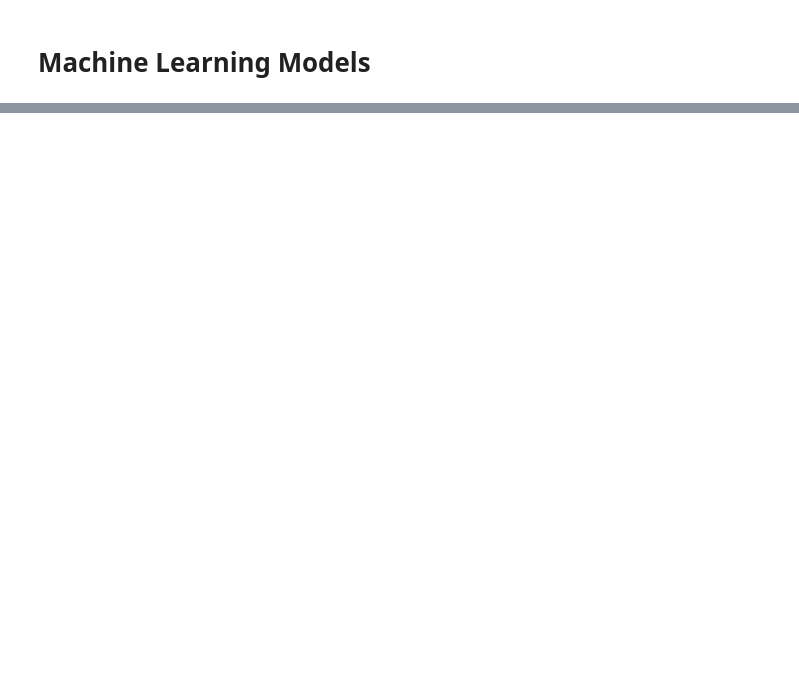
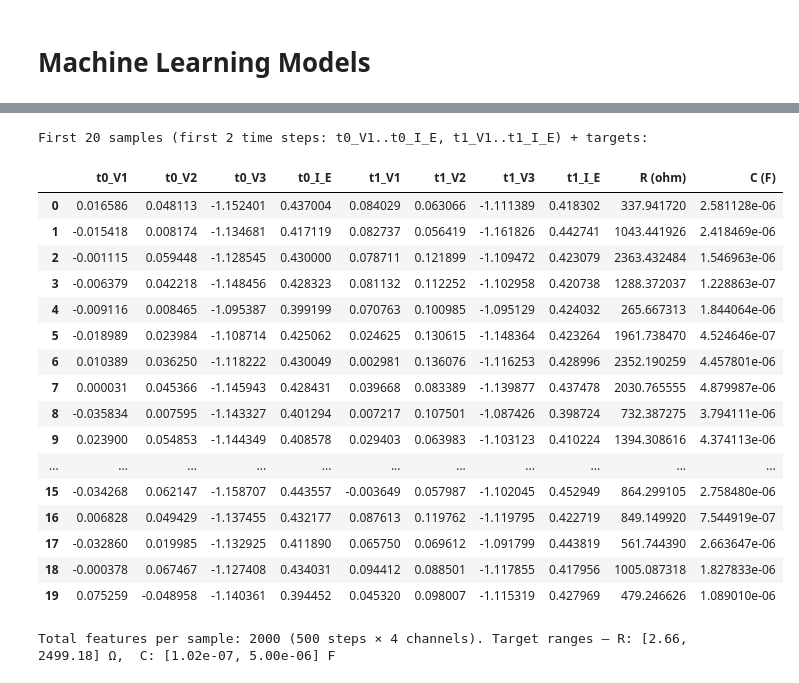
Before and after one commit to Sbrvl/ECSE-343, a Jupyter notebook: group_5_ML.ipynb, the cells around one changed output, grey strips where cells are left out. Drawn from its saved outputs; the diff is of its cells as text; code cells hidden in the pictures; blank space fills up the shorter version.

```diff
--- a/group_5_ML.ipynb
+++ b/group_5_ML.ipynb
@@ -35,0 +46,33 @@ y_test = data['y_test']    # (n_test, 2)
+# %%
+# First 20 rows: first 8 features = first 2 time steps (each step: V1, V2, V3, I_E) + targets
+n_display = 20
+n_feat = X_train.shape[1]
+channel_names = ["V1", "V2", "V3", "I_E"]
+n_show = min(8, n_feat)
+cols = [f"t{i//4}_{channel_names[i%4]}" for i in range(n_show)]
+df_feat = pd.DataFrame(X_train[:n_display, :n_show], columns=cols)
+df_targets = pd.DataFrame(y_train[:n_display], columns=["R (ohm)", "C (F)"])
+df_preview = pd.concat([df_feat, df_targets], axis=1)
+print("First 20 samples (first 2 time steps: t0_V1..t0_I_E, t1_V1..t1_I_E) + targets:")
+display(df_preview)
+print(f"\nTotal features per sample: {X_train.shape[1]} (500 steps × 4 channels). Target ranges — R: [{y_train[:, 0].min():.2f}, {y_train[:, 0].max():.2f}] Ω,  C: [{y_train[:, 1].min():.2e}, {y_train[:, 1].max():.2e}] F")
+# %% [output]
+First 20 samples (first 2 time steps: t0_V1..t0_I_E, t1_V1..t1_I_E) + targets:
+|  | t0_V1 | t0_V2 | t0_V3 | t0_I_E | t1_V1 | t1_V2 | t1_V3 | t1_I_E | R (ohm) | C (F) |
+| 0 | 0.016586 | 0.048113 | -1.152401 | 0.437004 | 0.084029 | 0.063066 | -1.111389 | 0.418302 | 337.941720 | 2.581128e-06 |
+| 1 | -0.015418 | 0.008174 | -1.134681 | 0.417119 | 0.082737 | 0.056419 | -1.161826 | 0.442741 | 1043.441926 | 2.418469e-06 |
+| 2 | -0.001115 | 0.059448 | -1.128545 | 0.430000 | 0.078711 | 0.121899 | -1.109472 | 0.423079 | 2363.432484 | 1.546963e-06 |
+| 3 | -0.006379 | 0.042218 | -1.148456 | 0.428323 | 0.081132 | 0.112252 | -1.102958 | 0.420738 | 1288.372037 | 1.228863e-07 |
+| 4 | -0.009116 | 0.008465 | -1.095387 | 0.399199 | 0.070763 | 0.100985 | -1.095129 | 0.424032 | 265.667313 | 1.844064e-06 |
+| 5 | -0.018989 | 0.023984 | -1.108714 | 0.425062 | 0.024625 | 0.130615 | -1.148364 | 0.423264 | 1961.738470 | 4.524646e-07 |
+| 6 | 0.010389 | 0.036250 | -1.118222 | 0.430049 | 0.002981 | 0.136076 | -1.116253 | 0.428996 | 2352.190259 | 4.457801e-06 |
+| 7 | 0.000031 | 0.045366 | -1.145943 | 0.428431 | 0.039668 | 0.083389 | -1.139877 | 0.437478 | 2030.765555 | 4.879987e-06 |
+| 8 | -0.035834 | 0.007595 | -1.143327 | 0.401294 | 0.007217 | 0.107501 | -1.087426 | 0.398724 | 732.387275 | 3.794111e-06 |
+| 9 | 0.023900 | 0.054853 | -1.144349 | 0.408578 | 0.029403 | 0.063983 | -1.103123 | 0.410224 | 1394.308616 | 4.374113e-06 |
+| ... | ... | ... | ... | ... | ... | ... | ... | ... | ... | ... |
+| 15 | -0.034268 | 0.062147 | -1.158707 | 0.443557 | -0.003649 | 0.057987 | -1.102045 | 0.452949 | 864.299105 | 2.758480e-06 |
+| 16 | 0.006828 | 0.049429 | -1.137455 | 0.432177 | 0.087613 | 0.119762 | -1.119795 | 0.422719 | 849.149920 | 7.544919e-07 |
+| 17 | -0.032860 | 0.019985 | -1.132925 | 0.411890 | 0.065750 | 0.069612 | -1.091799 | 0.443819 | 561.744390 | 2.663647e-06 |
+| 18 | -0.000378 | 0.067467 | -1.127408 | 0.434031 | 0.094412 | 0.088501 | -1.117855 | 0.417956 | 1005.087318 | 1.827833e-06 |
+| 19 | 0.075259 | -0.048958 | -1.140361 | 0.394452 | 0.045320 | 0.098007 | -1.115319 | 0.427969 | 479.246626 | 1.089010e-06 |
+Total features per sample: 2000 (500 steps × 4 channels). Target ranges — R: [2.66, 2499.18] Ω,  C: [1.02e-07, 5.00e-06] F
```
Also changed, not shown: parts of 21 cells of this notebook.
